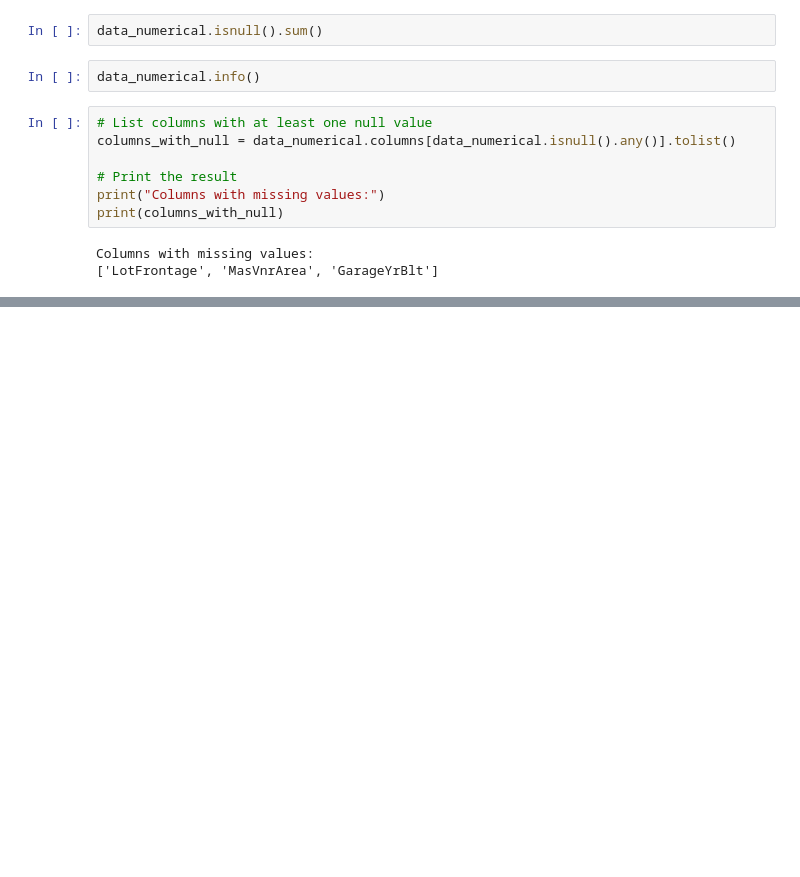
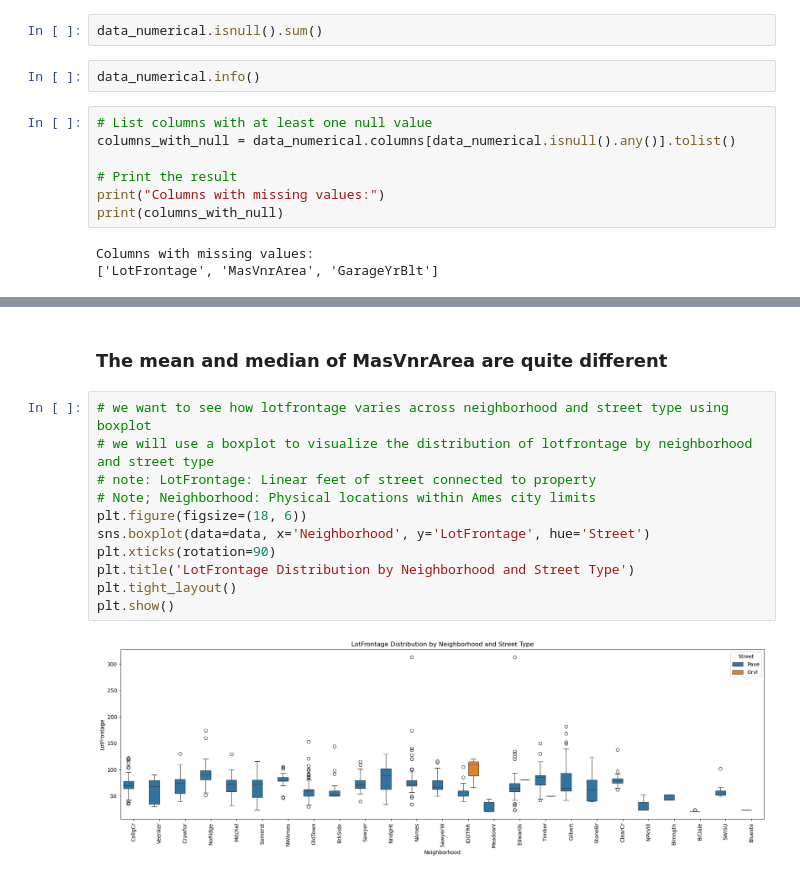
Before and after one commit to Eddythemachine/house_price_competition_kaggle, a Jupyter notebook: notebooks/2.eda2.ipynb, the cells around one changed output, grey strips where cells are left out. Drawn from its saved outputs; the diff is of its cells as text; blank space fills up the shorter version.

```diff
--- a/notebooks/2.eda2.ipynb
+++ b/notebooks/2.eda2.ipynb
@@ -227,0 +253,15 @@ for col in columns_with_null:
+# %% [markdown]
+### The mean and median of MasVnrArea are quite different
+# %%
+# we want to see how lotfrontage varies across neighborhood and street type using boxplot
+# we will use a boxplot to visualize the distribution of lotfrontage by neighborhood and street type
+# note: LotFrontage: Linear feet of street connected to property
+# Note; Neighborhood: Physical locations within Ames city limits
+plt.figure(figsize=(18, 6))
+sns.boxplot(data=data, x='Neighborhood', y='LotFrontage', hue='Street')
+plt.xticks(rotation=90)
+plt.title('LotFrontage Distribution by Neighborhood and Street Type')
+plt.tight_layout()
+plt.show()
+# %% [output]
+[figure, added]
```
Also changed, not shown: parts of 29 cells of this notebook.
